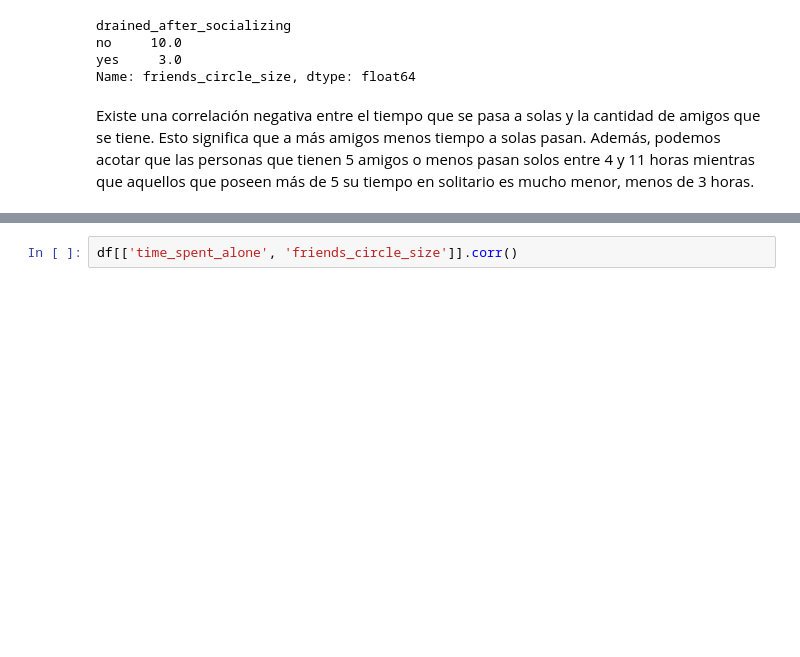
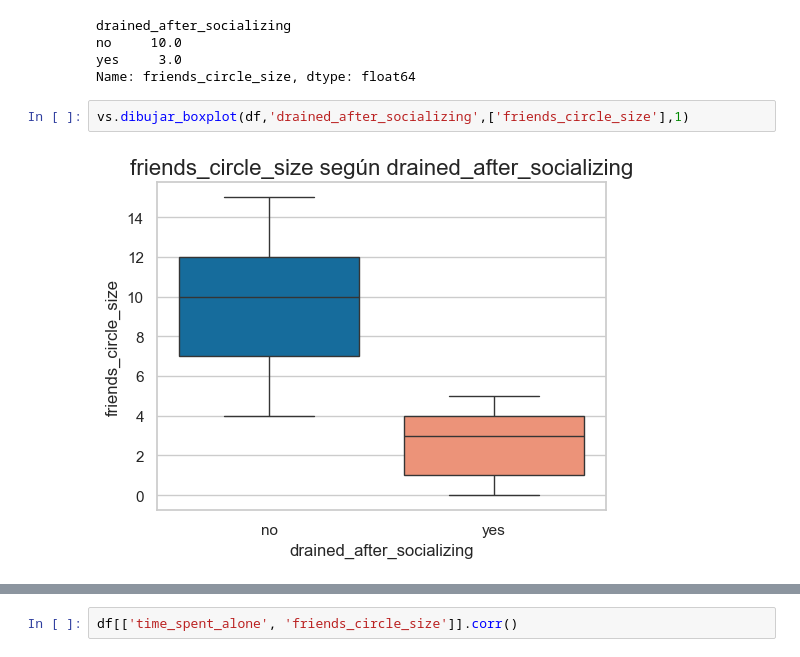
Before and after one commit to Marpp98/EDA_Extrovert_VS_Introvert_behaviour, a Jupyter notebook: notebooks/analisis-visualizaciones.ipynb, the cells around one changed output, grey strips where cells are left out. Cells and saved outputs as stored; diff of their text form; blank space fills up the shorter version.

```diff
--- a/notebooks/analisis-visualizaciones.ipynb
+++ b/notebooks/analisis-visualizaciones.ipynb
@@ -169,5 +181,7 @@ drained_after_socializing
 no     10.0
 yes     3.0
 Name: friends_circle_size, dtype: float64
-# %% [markdown]
-Existe una correlación negativa entre el tiempo que se pasa a solas y la cantidad de amigos que se tiene. Esto significa que a más amigos menos tiempo a solas pasan. Además, podemos acotar que las personas que tienen 5 amigos o menos pasan solos entre 4 y 11 horas mientras que aquellos que poseen más de 5 su tiempo en solitario es mucho menor, menos de 3 horas.
+# %%
+vs.dibujar_boxplot(df,'drained_after_socializing',['friends_circle_size'],1)
+# %% [output]
+[figure, added]
```
Also changed, not shown: parts of 26 cells of this notebook, 1 other file.
